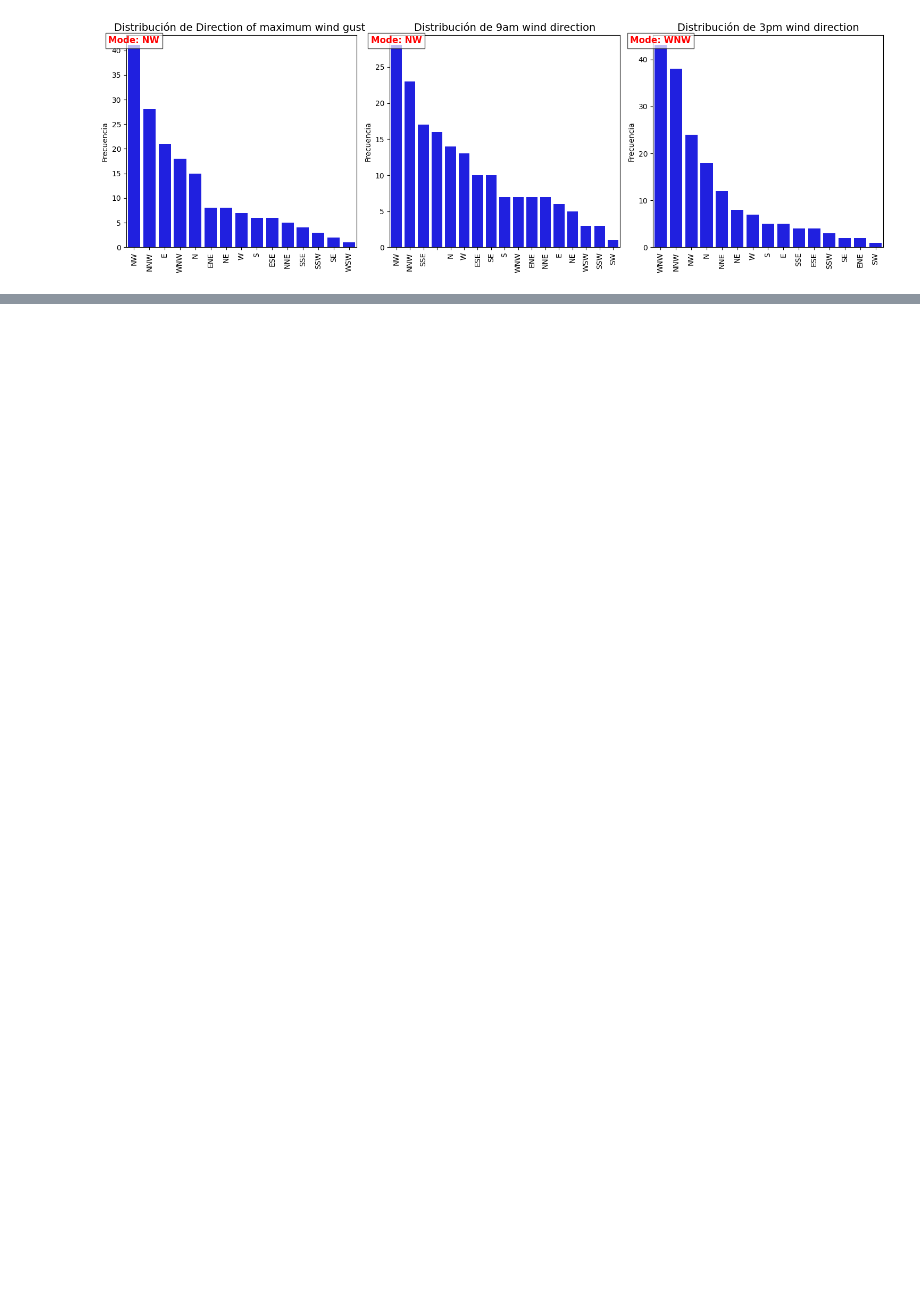
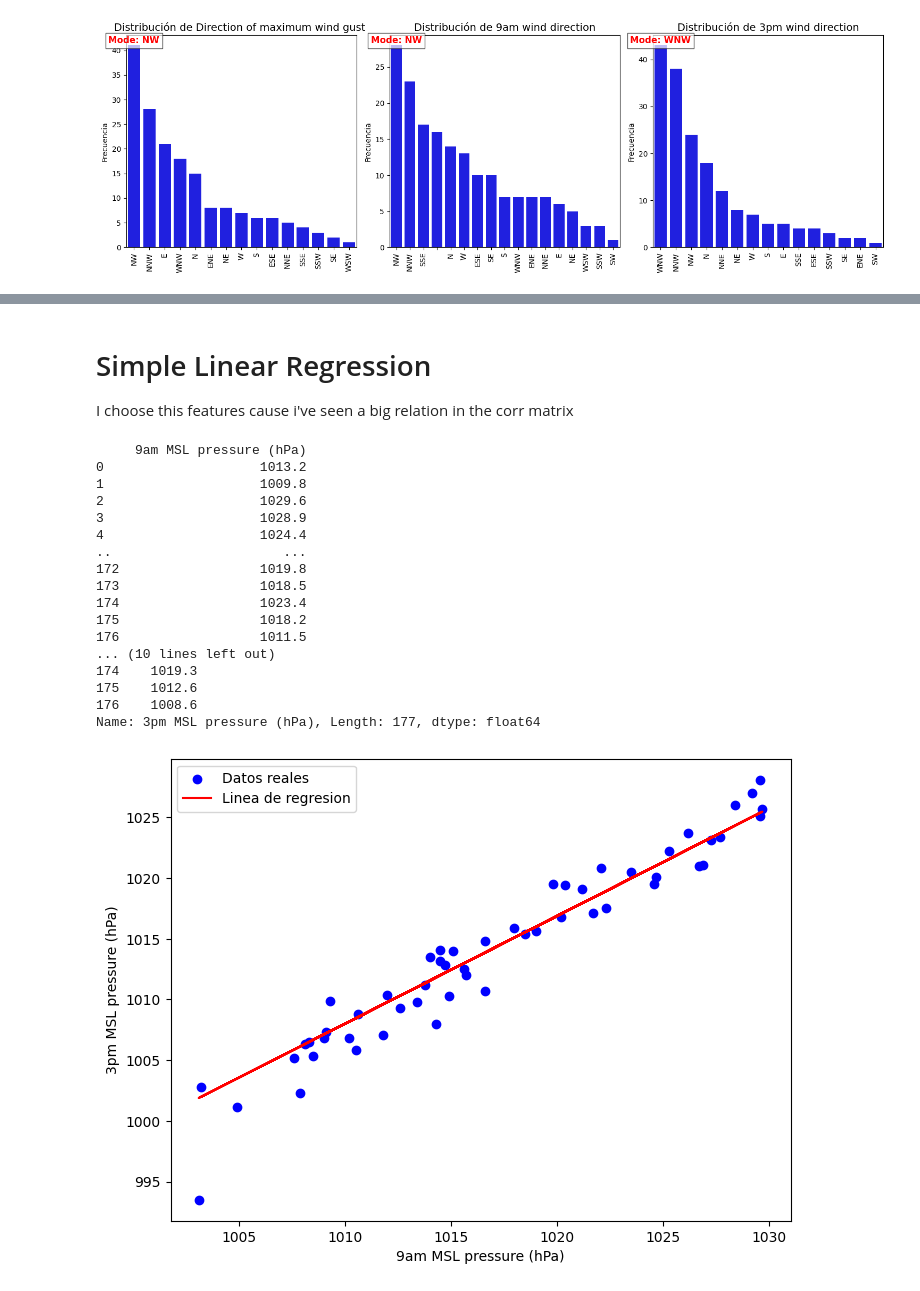
Before and after one commit to MariusDscientist/RainfallProjectIBM, a Jupyter notebook: Project.ipynb, the cells around one changed output, grey strips where cells are left out. Cells and saved outputs as stored; diff of their text form; code cells hidden in the pictures; blank space fills up the shorter version.

```diff
--- a/Project.ipynb
+++ b/Project.ipynb
@@ -394,0 +422,51 @@ dtype: int64
+# %% [markdown]
+# Simple Linear Regression
+
+I choose this features cause i've seen a big relation in the corr matrix
+# %%
+from sklearn.linear_model import LinearRegression
+from sklearn.metrics import mean_squared_error, r2_score, mean_absolute_error
+from sklearn.model_selection import train_test_split
+
+
+X = combined_df[['9am MSL pressure (hPa)']]
+y = combined_df['3pm MSL pressure (hPa)']
+
+print(X)
+print(y)
+
+X_train, X_test, y_train, y_test = train_test_split(X,y, test_size= 0.3, random_state= 42)
+
+model = LinearRegression()
+
+model.fit(X_train,y_train)
+
+y_pred = model.predict(X_test)
+
+plt.figure(figsize=(8,6))
+
+plt.scatter(X_test,y_test,color='blue', label ='Datos reales')
+plt.plot(X_test,y_pred, color = 'red', label = 'Linea de regresion')
+plt.xlabel('9am MSL pressure (hPa)')
+plt.ylabel('3pm MSL pressure (hPa)')
+plt.legend()
+plt.show()
+# %% [output]
+     9am MSL pressure (hPa)
+0                    1013.2
+1                    1009.8
+2                    1029.6
+3                    1028.9
+4                    1024.4
+..                      ...
+172                  1019.8
+173                  1018.5
+174                  1023.4
+175                  1018.2
+176                  1011.5
+... (10 lines left out)
+174    1019.3
+175    1012.6
+176    1008.6
+Name: 3pm MSL pressure (hPa), Length: 177, dtype: float64
+[figure, added]
```
Also changed, not shown: parts of 14 cells of this notebook.
